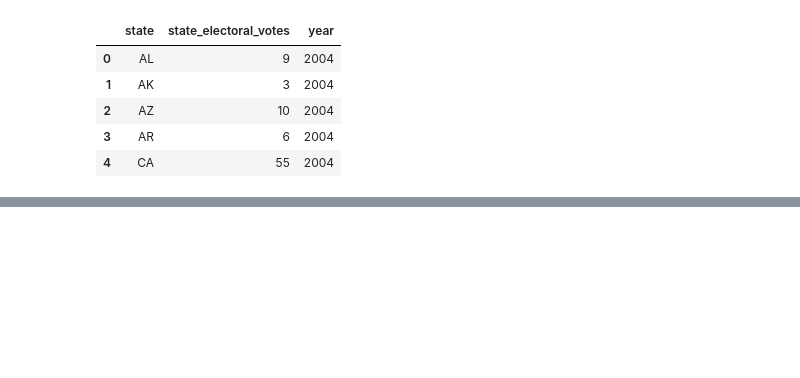
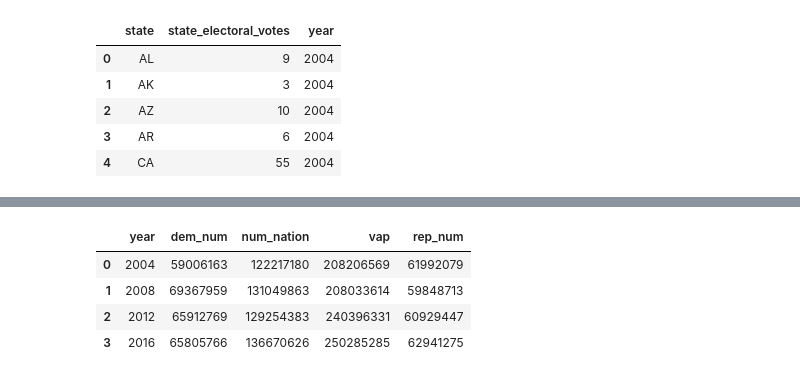
Before and after one commit to psthomas/election-vis, a Jupyter notebook: voting_national.ipynb, the cells around one changed output, grey strips where cells are left out. Cells and saved outputs as stored; diff of their text form; code cells hidden in the pictures; blank space fills up the shorter version.

```diff
--- a/voting_national.ipynb
+++ b/voting_national.ipynb
@@ -399,3 +407,24 @@ state_df
 #list(state_df)
 #state_df = state_df.round(decimals=4)
 state_df.to_csv('./US_State_Level_Presidential_Results_04-16.csv', index=False)
+# %%
+national_df = turnout_df[(turnout_df['dem_margin'] <= 1.0) &
+                    (turnout_df['dem_margin'] >= -1.0) &
+                    (turnout_df['turnout'] >= 0.0) &
+                    (turnout_df['turnout'] <= 1.0)]
+
+national_df = national_df.groupby(['year']).agg(
+    {'county_num':'sum', 'dem_num':'sum','rep_num':'sum',
+     'vap':'sum'})
+
+national_df.rename(columns={'county_num':'num_nation'}, inplace=True)
+
+national_df = national_df.reset_index()
+
+national_df
+# %% [output]
+|  | year | dem_num | num_nation | vap | rep_num |
+| 0 | 2004 | 59006163 | 122217180 | 208206569 | 61992079 |
+| 1 | 2008 | 69367959 | 131049863 | 208033614 | 59848713 |
+| 2 | 2012 | 65912769 | 129254383 | 240396331 | 60929447 |
+| 3 | 2016 | 65805766 | 136670626 | 250285285 | 62941275 |
```
Also changed, not shown: parts of 5 cells of this notebook.
